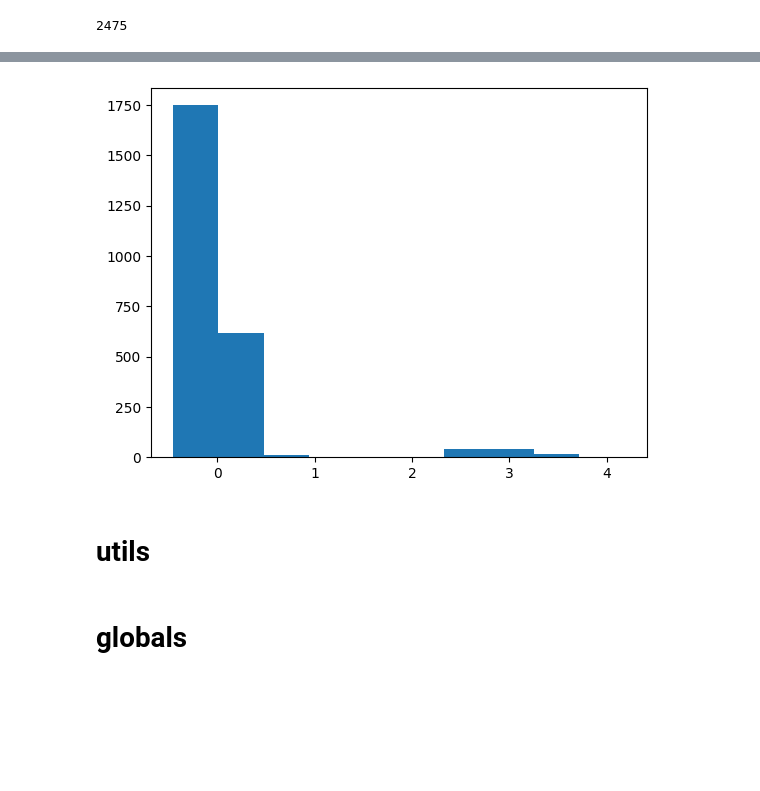
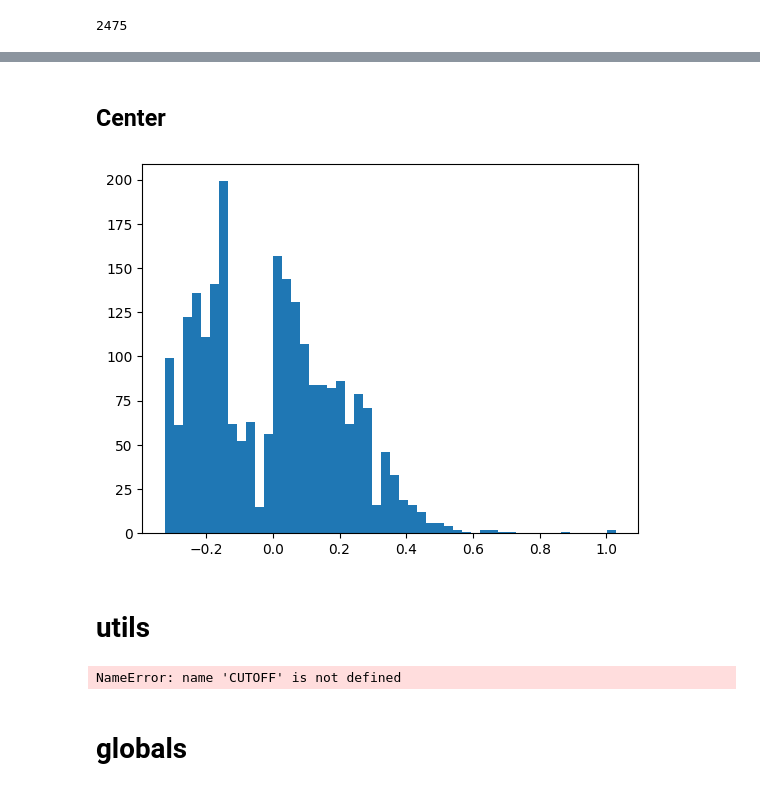
Before and after one commit to agoscinski/splinable-nn, a Jupyter notebook: splining_training.ipynb, the cells around one changed output, grey strips where cells are left out. Saved outputs shown, nothing was run; the diff lists cells and outputs as text; code cells hidden in the pictures; blank space fills up the shorter version.

```diff
--- a/splining_training.ipynb
+++ b/splining_training.ipynb
@@ -28,5 +34,6 @@ for frame in frames:
     energy /= len(frame)
     frame.info['dressed_energy_per_atom'] = energy
     dressed_energies_per_atom.append( energy )
-len(frames)
+frames = frames[1:] # the first structure causes high error
+print(len(frames))
 # %% [output]
@@ -40,0 +54,3 @@ plt.show()
+# %%
+frames = [frame for frame in frames if frame.info['dressed_energy_per_atom'] < -2.5]
+dressed_energies_per_atom = np.array([frame.info['dressed_energy_per_atom'] for frame in frames])
@@ -41,3 +69,5 @@ plt.show()
+# %% [markdown]
+## Center
 # %%
 from sklearn.preprocessing import StandardScaler
 scaler = StandardScaler(with_std=False).fit(dressed_energies_per_atom.reshape(-1,1))
@@ -45,10 +75,11 @@ scaled_dressed_energies_per_atom = scaler.transform(dressed_energies_per_atom.re
 for i, frame in enumerate(frames):
     frame.info['scaled_dressed_energies_per_atom'] = scaled_dressed_energies_per_atom[i]
 # %%
-plt.hist(scaled_dressed_energies_per_atom)
+plt.hist(scaled_dressed_energies_per_atom, bins=50)
 plt.show()
+plt.close()
 # %% [output]
-[figure, old version]
+[figure, new version]
 # %% [markdown]
 # utils
 # %%
@@ -301,6 +338,13 @@ class Embedding(nn.Module):
         if self._cutoff_fn:
             x *= self._cutoff_module(r).unsqueeze(-1)
         return x
+# %%
+x = np.linspace(0,CUTOFF,100)
+plt.plot(x, 1+x+(x**2)/2+(x**3)/6+(x**4)/24+(x**5)/120)
+plt.show()
+plt.close()
+# %% [output]
+NameError: name 'CUTOFF' is not defined
 # %%
 
 def get_cartesian_vectors(positions,
```
Also changed, not shown: parts of 68 cells of this notebook.
